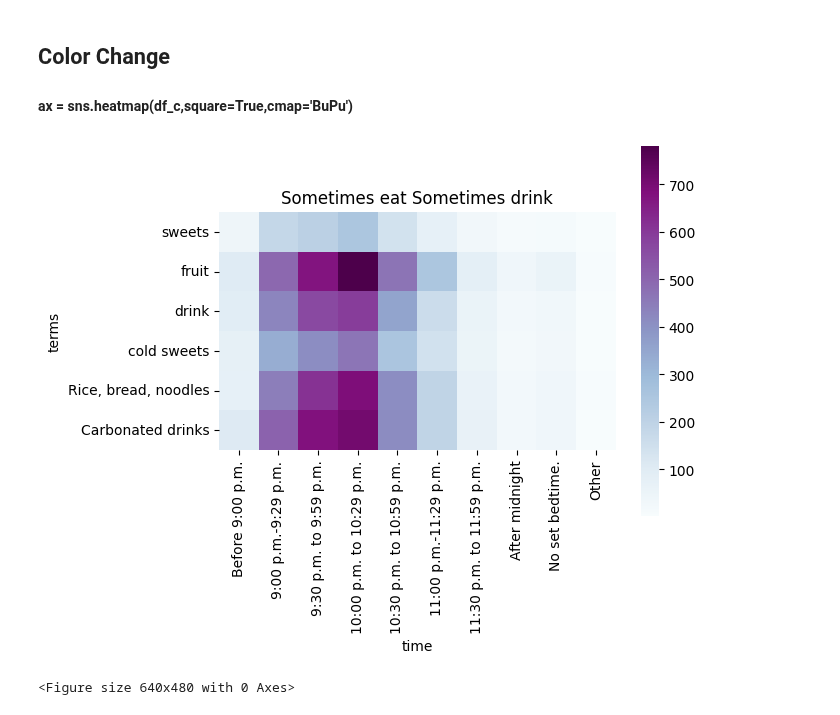
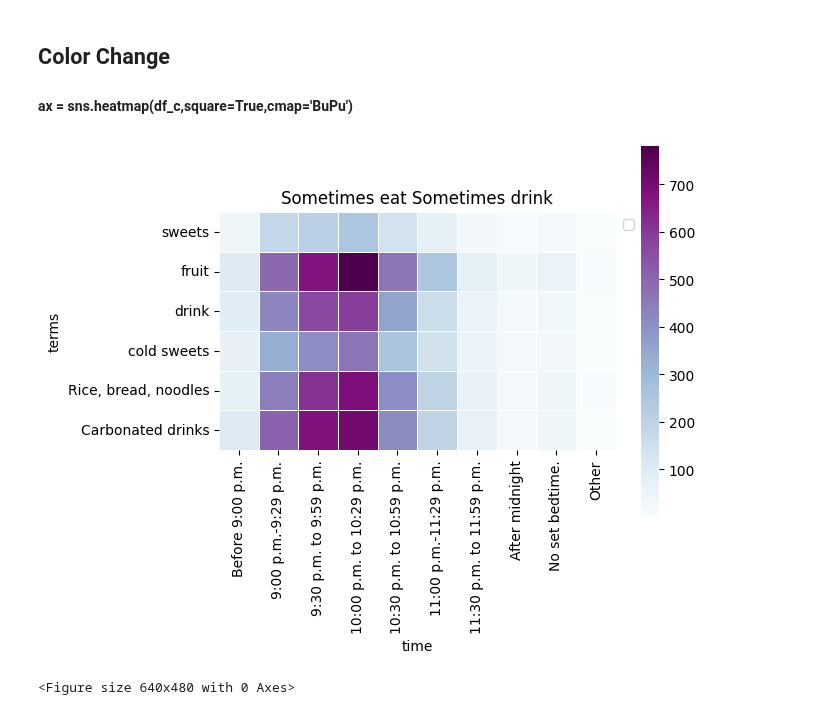
Before and after one commit to riicon72/kaggle, a Jupyter notebook: notebook_eda/eda-sleepingtime.ipynb, the cells around one changed output. Cells and saved outputs as stored; diff of their text form; code cells hidden in the pictures.

Commit message:
Kaggle Notebook | 【EDA】heatmap_eda_type | Version 13

```diff
--- a/notebook_eda/eda-sleepingtime.ipynb
+++ b/notebook_eda/eda-sleepingtime.ipynb
@@ -108,6 +108,7 @@ for df_c in df_list:
     df_c = df_c.loc[:, ['Before 9:00 p.m.', '9:00 p.m.-9:29 p.m.', '9:30 p.m. to 9:59 p.m.','10:00 p.m. to 10:29 p.m.','10:30 p.m. to 10:59 p.m.','11:00 p.m.-11:29 p.m.','11:30 p.m. to 11:59 p.m.','After midnight','No set bedtime.','Other']]
     ax = sns.heatmap(df_c,square=True,cmap='BuGn',annot=True,fmt=".2f")
     ax.set_title('Sometimes eat Sometimes drink')
+    plt.legend(loc='upper left', bbox_to_anchor=(1, 1))
     plt.figure()
 # %% [output]
 [figure]
@@ -118,15 +119,16 @@ for df_c in df_list:
 # %%
 flights = pd.pivot_table(df, index='terms', columns='time', values= 'Hardly eat or drink')
 df_list = []
 df_flights = pd.DataFrame(flights)
 df_list.append(df_flights)
 
 for df_c in df_list:
     df_c = df_c.sort_index(axis=0, ascending=False, inplace=False)
     df_c = df_c.loc[:, ['Before 9:00 p.m.', '9:00 p.m.-9:29 p.m.', '9:30 p.m. to 9:59 p.m.','10:00 p.m. to 10:29 p.m.','10:30 p.m. to 10:59 p.m.','11:00 p.m.-11:29 p.m.','11:30 p.m. to 11:59 p.m.','After midnight','No set bedtime.','Other']]
-    ax = sns.heatmap(df_c,square=True,cmap='BuPu')
+    ax = sns.heatmap(df_c,square=True,cmap='BuPu',linewidths=.4)
     ax.set_title('Sometimes eat Sometimes drink')
+    plt.legend(loc='upper left', bbox_to_anchor=(1, 1))
     plt.figure()
 # %% [output]
-[figure, old version]
+[figure, new version]
 <Figure size 640x480 with 0 Axes>
```
Also changed, not shown: parts of 1 cell of this notebook.
